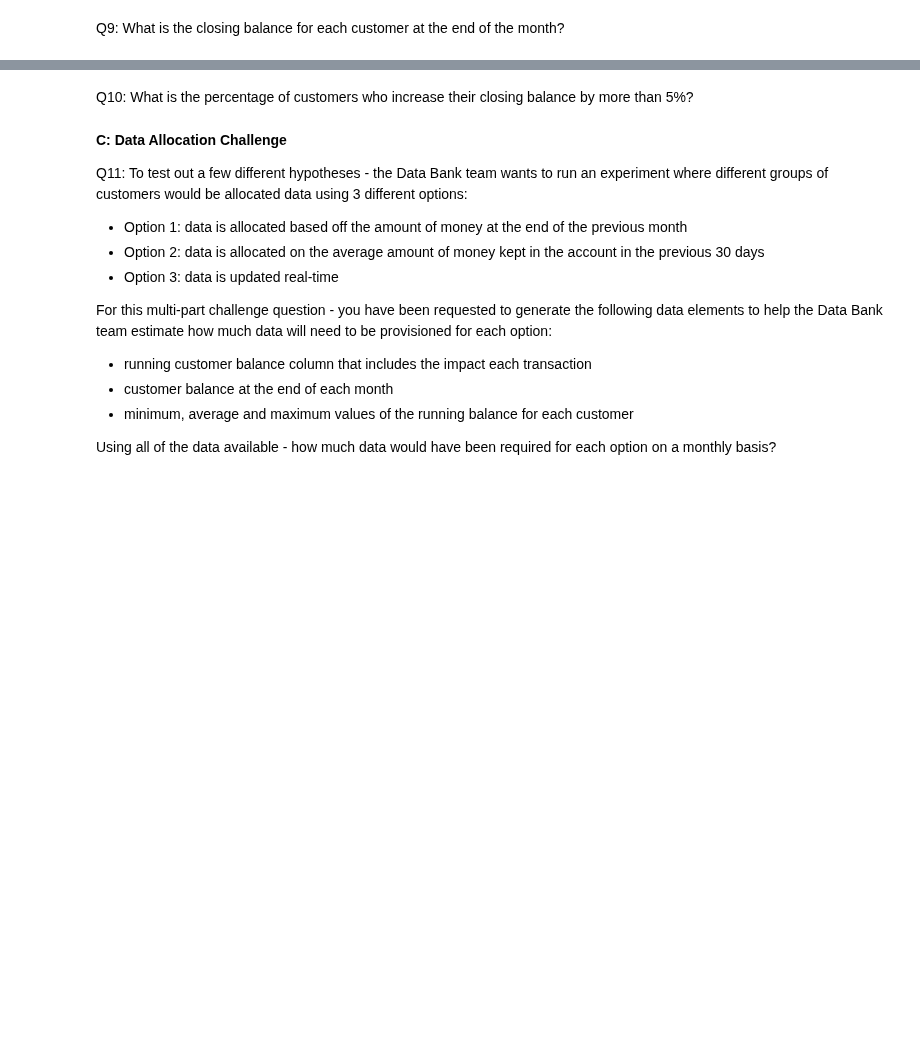
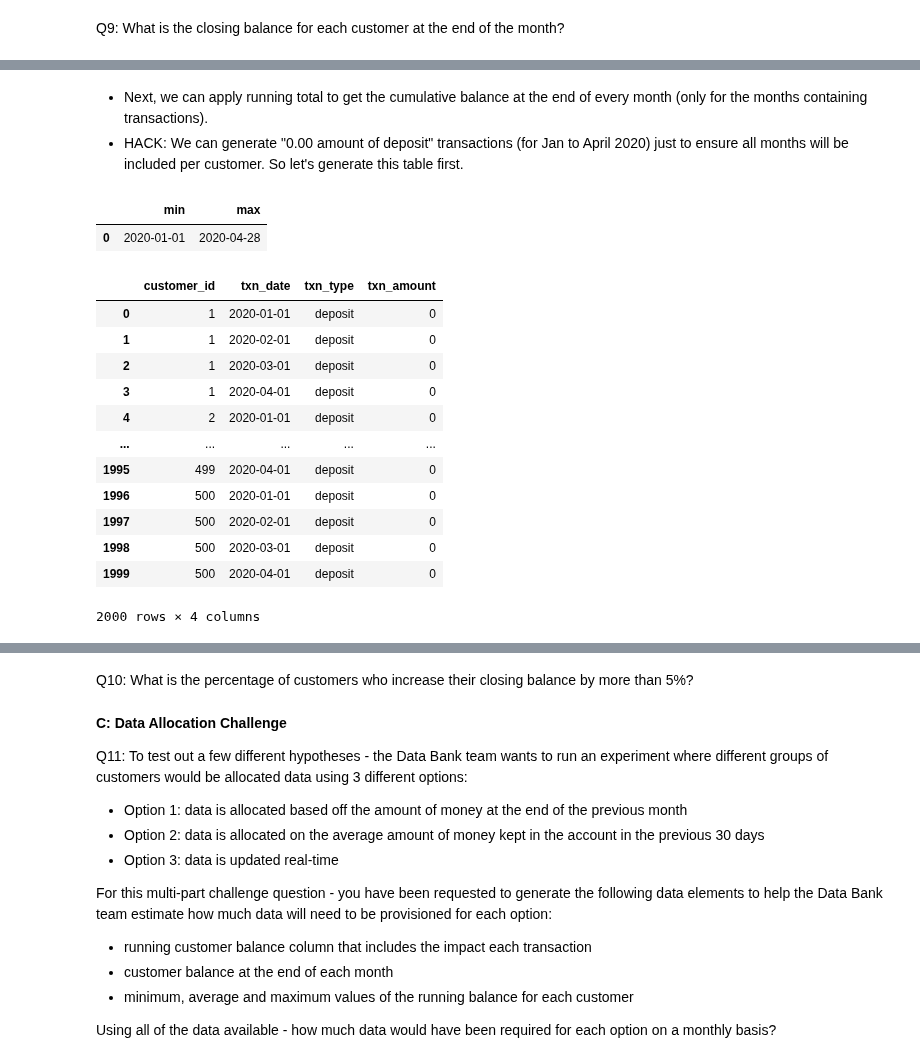
Before and after one commit to 20100215/8_Week_SQL_Challenge, a Jupyter notebook: Week 4 (Data Bank)/week4.ipynb, the cells around one changed output, grey strips where cells are left out. Cells and saved outputs as stored; diff of their text form; code cells hidden in the pictures; blank space fills up the shorter version.

```diff
--- a/Week 4 (Data Bank)/week4.ipynb
+++ b/Week 4 (Data Bank)/week4.ipynb
@@ -319,0 +380,35 @@ Q9: What is the closing balance for each customer at the end of the month?
+# %% [markdown]
+- Next, we can apply running total to get the cumulative balance at the end of every month (only for the months containing transactions).
+- HACK: We can generate "0.00 amount of deposit" transactions (for Jan to April 2020) just to ensure all months will be included per customer. So let's generate this table first.
+# %%
+query('''
+    SELECT MIN(txn_date), MAX(txn_date)
+    FROM data_bank.customer_transactions
+''')
+# %% [output]
+|  | min | max |
+| 0 | 2020-01-01 | 2020-04-28 |
+# %%
+query('''
+    SELECT
+        DISTINCT customer_id,
+        ('2020-01-01'::DATE + GENERATE_SERIES(0,3) * INTERVAL '1 MONTH') AS txn_date,
+        'deposit' AS txn_type,
+        0 AS txn_amount
+    FROM data_bank.customer_transactions
+    ORDER BY customer_id, txn_date
+''')
+# %% [output]
+|  | customer_id | txn_date | txn_type | txn_amount |
+| 0 | 1 | 2020-01-01 | deposit | 0 |
+| 1 | 1 | 2020-02-01 | deposit | 0 |
+| 2 | 1 | 2020-03-01 | deposit | 0 |
+| 3 | 1 | 2020-04-01 | deposit | 0 |
+| 4 | 2 | 2020-01-01 | deposit | 0 |
+| ... | ... | ... | ... | ... |
+| 1995 | 499 | 2020-04-01 | deposit | 0 |
+| 1996 | 500 | 2020-01-01 | deposit | 0 |
+| 1997 | 500 | 2020-02-01 | deposit | 0 |
+| 1998 | 500 | 2020-03-01 | deposit | 0 |
+| 1999 | 500 | 2020-04-01 | deposit | 0 |
+2000 rows × 4 columns
```
Also changed, not shown: parts of 12 cells of this notebook.
